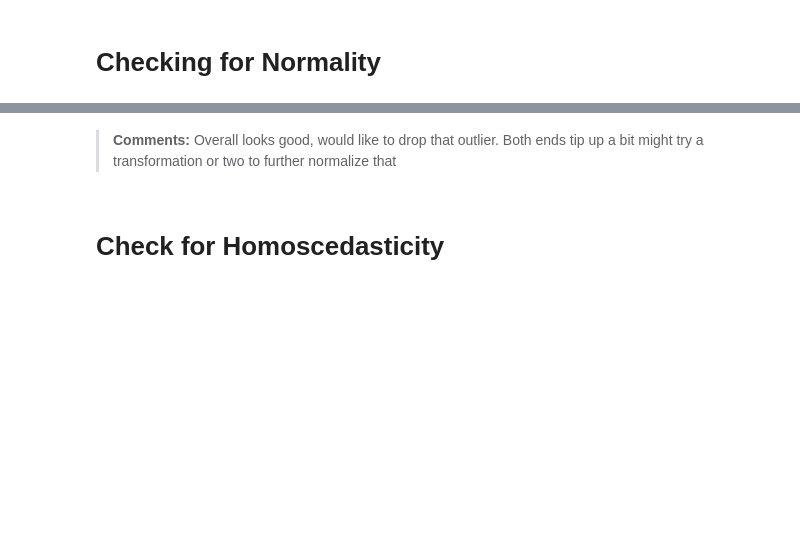
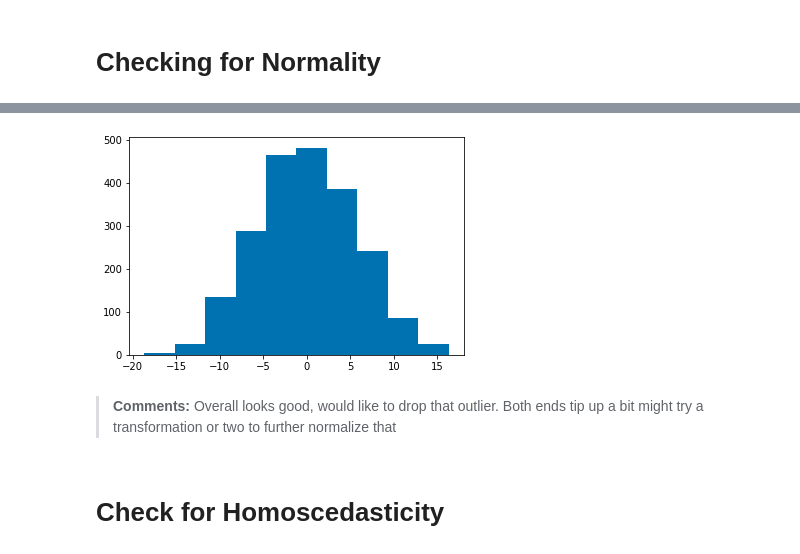
Before and after one commit to halemade/predicting-test-scores, a Jupyter notebook: code/THR_scratchwork.ipynb, the cells around one changed output, grey strips where cells are left out. Cells and saved outputs as stored; diff of their text form; code cells hidden in the pictures; blank space fills up the shorter version.

```diff
--- a/code/THR_scratchwork.ipynb
+++ b/code/THR_scratchwork.ipynb
@@ -136,3 +162,7 @@ fig = sm.graphics.qqplot(model.resid, dist=stats.norm, line='45', fit=True)
+# %%
+plt.hist(model.resid);
+# %% [output]
+[figure, added]
 # %% [markdown]
 > **Comments:** Overall looks good, would like to drop that outlier. Both ends tip up a bit might try a transformation or two to further normalize that
 # %% [markdown]
```
Also changed, not shown: parts of 25 cells of this notebook, 1 other file.
